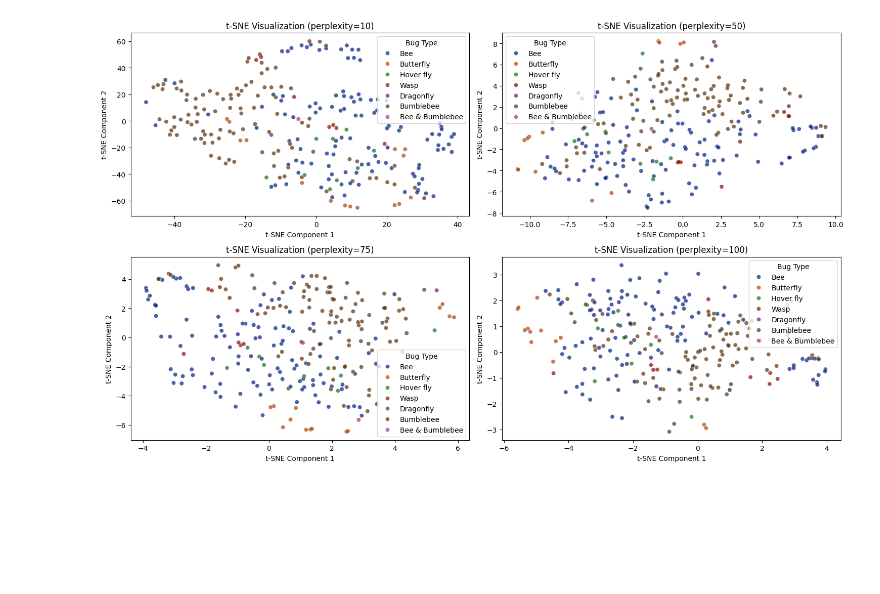
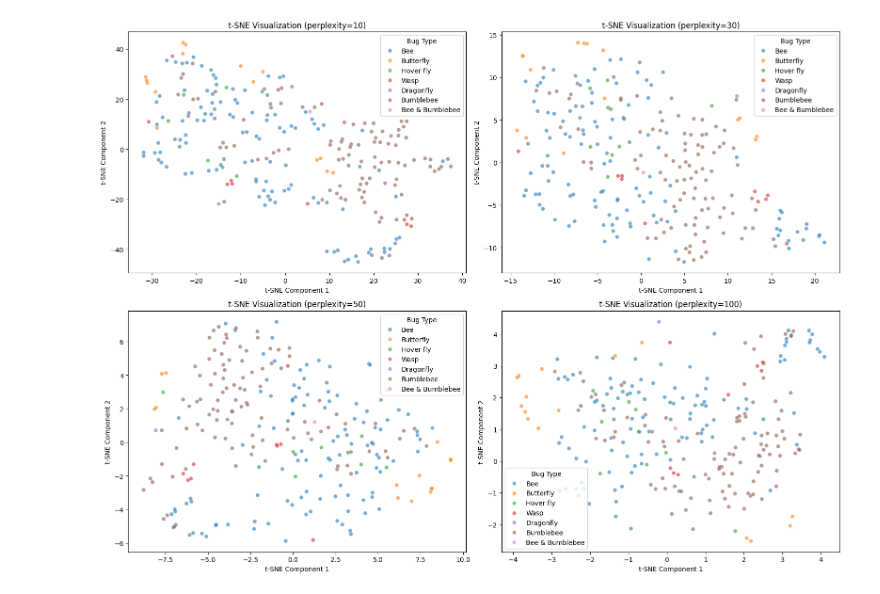
Before and after one commit to julientournier6/dataetia, a Jupyter notebook: data_visualization/vizualisations_finales.ipynb, the cells around one changed output. Cells and saved outputs as stored; diff of their text form; code cells hidden in the pictures; blank space fills up the shorter version.

```diff
--- a/data_visualization/vizualisations_finales.ipynb
+++ b/data_visualization/vizualisations_finales.ipynb
@@ -69,48 +49,50 @@ Variance expliquée par les premières 2 composantes: [0.27381659 0.45243119]
 # %%
 import pandas as pd
 import numpy as np
 import matplotlib.pyplot as plt
 import seaborn as sns
+from sklearn.decomposition import PCA
 from sklearn.preprocessing import StandardScaler
 from sklearn.impute import SimpleImputer
 from sklearn.manifold import TSNE
 
-# Load the dataset
+# Charger les données depuis le fichier Excel
 file_path = '../classif_test_v2.xlsx'
 data = pd.read_excel(file_path)
 
-# Drop columns 'ID' and 'species' as they are not features, keep 'bug type' as label
+# Séparer les caractéristiques et les étiquettes
 features = data.drop(columns=['ID', 'bug type', 'species'])
 labels = data['bug type']
 
-# Impute missing values with the mean
+# Imputer les valeurs manquantes avec la moyenne de chaque colonne
 imputer = SimpleImputer(strategy='mean')
 features_imputed = imputer.fit_transform(features)
 
-# Standardize the features
+# Standardiser les données
 scaler = StandardScaler()
 features_scaled = scaler.fit_transform(features_imputed)
 
-# Apply t-SNE with different perplexity values
-perplexities = [10, 50, 75, 100]
-tsne_results = {}
+# Appliquer la PCA avant t-SNE
+pca = PCA(n_components=20)  # Nombre de composantes principales réduit
+features_pca = pca.fit_transform(features_scaled)
 
-for perplexity in perplexities:
-    tsne = TSNE(n_components=2, perplexity=perplexity, n_iter=3000, random_state=42)
-    tsne_results[perplexity] = tsne.fit_transform(features_scaled)
+# Appliquer t-SNE avec différentes valeurs de perplexité
+perplexities = [10, 30, 50, 100]
 
-# Plotting the t-SNE results
-fig, axes = plt.subplots(2, 2, figsize=(15, 9))
+plt.figure(figsize=(16, 12))
 
-for ax, perplexity in zip(axes.flatten(), perplexities):
-    tsne_result = tsne_results[perplexity]
-    tsne_df = pd.DataFrame(tsne_result, columns=['t-SNE Component 1', 't-SNE Component 2'])
-    tsne_df['Bug Type'] = labels
+for i, perplexity in enumerate(perplexities):
+    tsne = TSNE(n_components=2, perplexity=perplexity, random_state=42)
+    tsne_results = tsne.fit_transform(features_pca)
 
-    sns.scatterplot(x='t-SNE Component 1', y='t-SNE Component 2', hue='Bug Type', data=tsne_df, palette='dark', ax=ax, alpha=0.7)
-    ax.set_title(f't-SNE Visualization (perplexity={perplexity})')
+    plt.subplot(2, 2, i+1)
+    sns.scatterplot(x=tsne_results[:,0], y=tsne_results[:,1], hue=labels, palette=sns.color_palette("tab10", len(np.unique(labels))), alpha=0.6)
+    plt.title(f't-SNE Visualization (perplexity={perplexity})')
+    plt.xlabel('t-SNE Component 1')
+    plt.ylabel('t-SNE Component 2')
+    plt.legend(loc='best', title='Bug Type')
 
 plt.tight_layout()
 plt.show()
 # %% [output]
-[figure, old version]
+[figure, new version]
```
Also changed, not shown: parts of 5 cells of this notebook.
